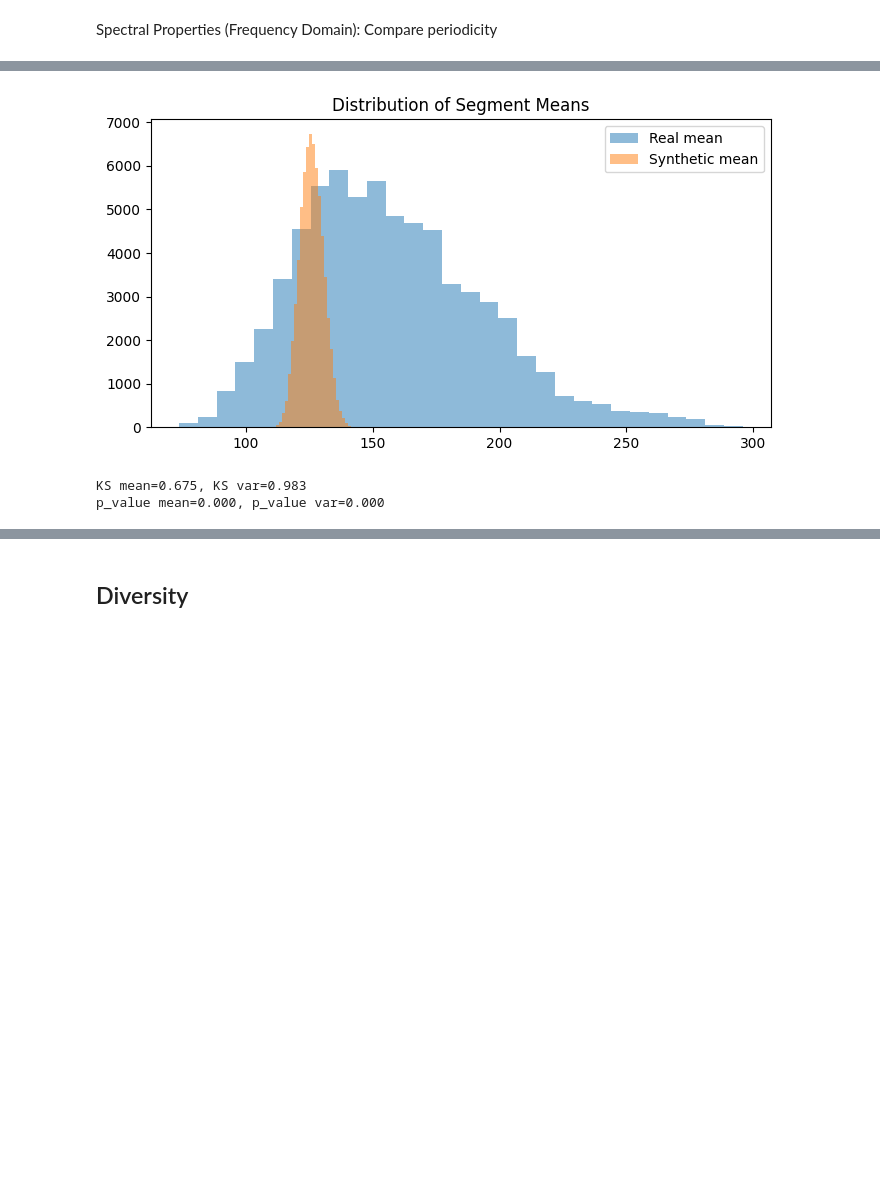
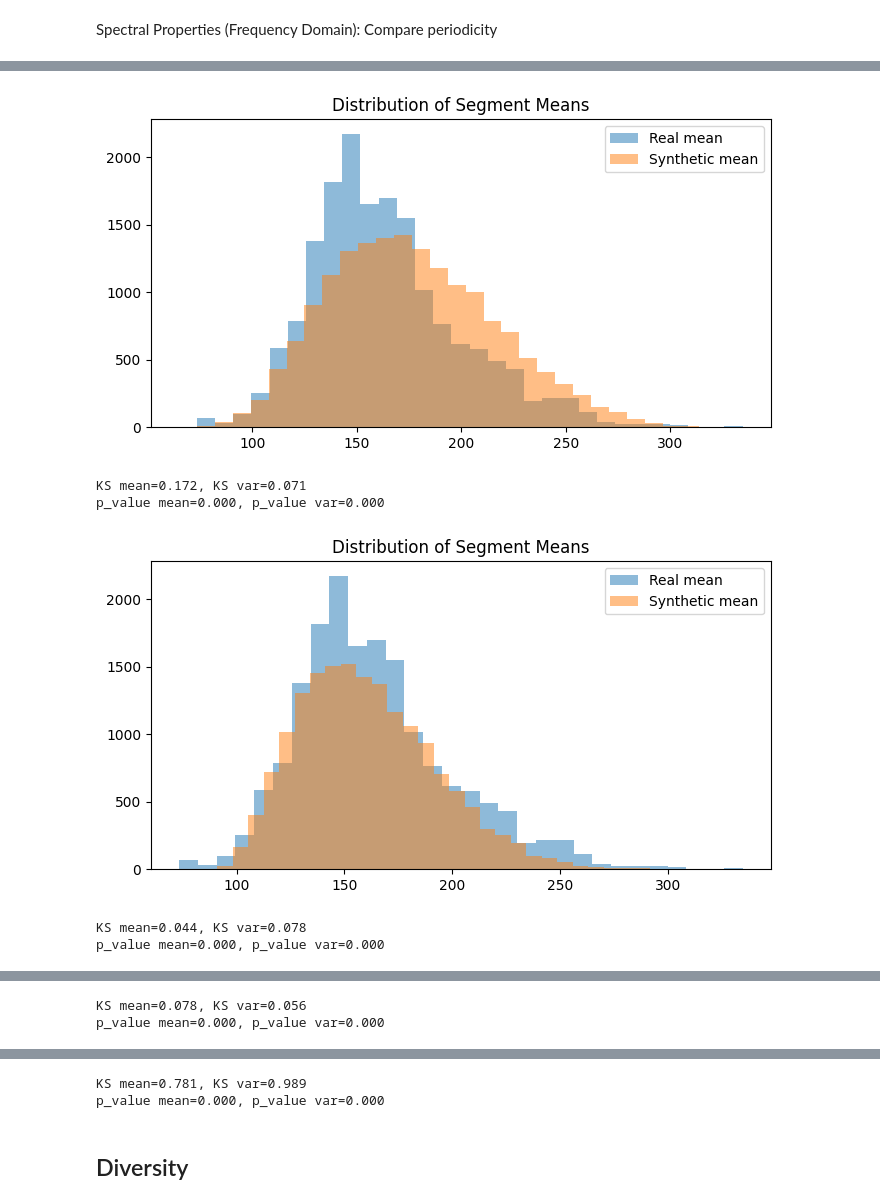
Before and after one commit to miro-4231/Synth_CGM, a Jupyter notebook: notebooks/data_analysis.ipynb, the cells around one changed output, grey strips where cells are left out. Cells and saved outputs as stored; diff of their text form; code cells hidden in the pictures; blank space fills up the shorter version.

Commit message:
Turned the split into patient specific, so that all patients will apear on all data splits.

```diff
--- a/notebooks/data_analysis.ipynb
+++ b/notebooks/data_analysis.ipynb
@@ -115,7 +138,7 @@ Evaluation_results ["StatisticalFidelity"]["KS_Test"] = {"Criterions" : ["ks_sta
 
 for model, data in generated_data.items():
 
-    ks_stat, p_val = ks_2samp(X_train.ravel(), data.ravel())
+    ks_stat, p_val = ks_2samp(x.ravel(), data[:len(x)].ravel())
     Evaluation_results ["StatisticalFidelity"]["KS_Test"][model] = [ks_stat, p_val]
     print(f"KS statistic {model} = {ks_stat:.4f}, p-value = {p_val:.4f}")
 # %% [output]
@@ -126,9 +149,9 @@ KS statistic vae = 0.5022, p-value = 0.0000
 # %%
 import matplotlib.pyplot as plt
 
-plt.hist(X_train.ravel(), bins=50, alpha=0.5, label="Real")
+plt.hist(x.ravel(), bins=50, alpha=0.5, label="Real")
 for model, data in generated_data.items():
-    plt.hist(data.ravel(), bins=50, alpha=0.3, label=f"Synthetic {model}")
+    plt.hist(data[:len(x)].ravel(), bins=50, alpha=0.3, label=f"Synthetic {model}")
 plt.legend(); plt.title("Marginal Distribution of CGM Values")
 plt.show()
 # %% [output]
@@ -146,11 +169,11 @@ def mean_acf(X, nlags=60):
         acfs.append(acf(row, nlags=nlags))
     return np.mean(acfs, axis=0)
 
-acf_real = mean_acf(X_train)
+acf_real = mean_acf(x)
 plt.plot(acf_real, label="Real")
 
 for model, data in generated_data.items():
-    acf_synth = mean_acf(data)
+    acf_synth = mean_acf(data[:len(x)])
     acf_diff = np.linalg.norm(acf_real - acf_synth)
     Evaluation_results ["StatisticalFidelity"]["TemporalDependence"][model] = [acf_diff]
     print(f"ACF difference {model}: {acf_diff:.4f}")
@@ -173,12 +196,12 @@ from scipy.signal import welch
 
 Evaluation_results ["StatisticalFidelity"]["SpectralProperties"] = {"Criterions" : ["PSD_diff"]}
 
-f_real, Pxx_real = welch(X_train, nperseg=128)
+f_real, Pxx_real = welch(x, nperseg=128)
 plt.semilogy(f_real, Pxx_real.mean(axis=0), label='Real')
 psd_real = Pxx_real.mean(axis=0).ravel()
 
 for model, data in generated_data.items():
-    f_synth, Pxx_synth = welch(data, nperseg=128)
+    f_synth, Pxx_synth = welch(data[:len(x)], nperseg=128)
     psd_synth = Pxx_synth.mean(axis=0).ravel()
     psd_diff = np.linalg.norm(psd_real - psd_synth)
     Evaluation_results ["StatisticalFidelity"]["SpectralProperties"][model] = [psd_diff]
@@ -215,23 +238,27 @@ Evaluation_results
    'nf': [21202.797],
    'vae': [122726.695]}}}
 # %%
-mean_real = X_train.mean(axis=1)
-mean_synth = data.mean(axis=1)
+for model, data in generated_data.items():
+    mean_real = x.mean(axis=1)
+    mean_synth = data[:len(x)].mean(axis=1)
 
-var_real = X_train.var(axis=1)
-var_synth = data.var(axis=1)
+    var_real = x.var(axis=1)
+    var_synth = data[:len(x)].var(axis=1)
 
-plt.figure(figsize=(8,4))
-plt.hist(mean_real, bins=30, alpha=0.5, label="Real mean")
-plt.hist(mean_synth, bins=30, alpha=0.5, label="Synthetic mean")
-plt.legend(); plt.title("Distribution of Segment Means")
-plt.show()
+    plt.figure(figsize=(8,4))
+    plt.hist(mean_real, bins=30, alpha=0.5, label="Real mean")
+    plt.hist(mean_synth, bins=30, alpha=0.5, label="Synthetic mean")
+    plt.legend(); plt.title("Distribution of Segment Means")
+    plt.show()
 
-ks_mean, p_mean = ks_2samp(mean_real, mean_synth)
-ks_var, p_var  = ks_2samp(var_real, var_synth)
-print(f"KS mean={ks_mean:.3f}, KS var={ks_var:.3f}")
-print(f"p_value mean={p_mean:.3f}, p_value var={p_var:.3f}")
+    ks_mean, p_mean = ks_2samp(mean_real, mean_synth)
+    ks_var, p_var  = ks_2samp(var_real, var_synth)
+    print(f"KS mean={ks_mean:.3f}, KS var={ks_var:.3f}")
+    print(f"p_value mean={p_mean:.3f}, p_value var={p_var:.3f}")
 # %% [output]
-[figure, old version]
+[figure, new version]
-KS mean=0.675, KS var=0.983
+KS mean=0.172, KS var=0.071
 p_value mean=0.000, p_value var=0.000
+[figure, added]
+KS mean=0.044, KS var=0.078
+p_value mean=0.000, p_value var=0.000
@@ -237,0 +266,2 @@ p_value mean=0.000, p_value var=0.000
+KS mean=0.078, KS var=0.056
+p_value mean=0.000, p_value var=0.000
@@ -238,3 +269,5 @@ p_value mean=0.000, p_value var=0.000
+KS mean=0.781, KS var=0.989
+p_value mean=0.000, p_value var=0.000
 # %% [markdown]
 ## Diversity
 # %% [markdown]
```
Also changed, not shown: parts of 27 cells of this notebook, 1 other file.
